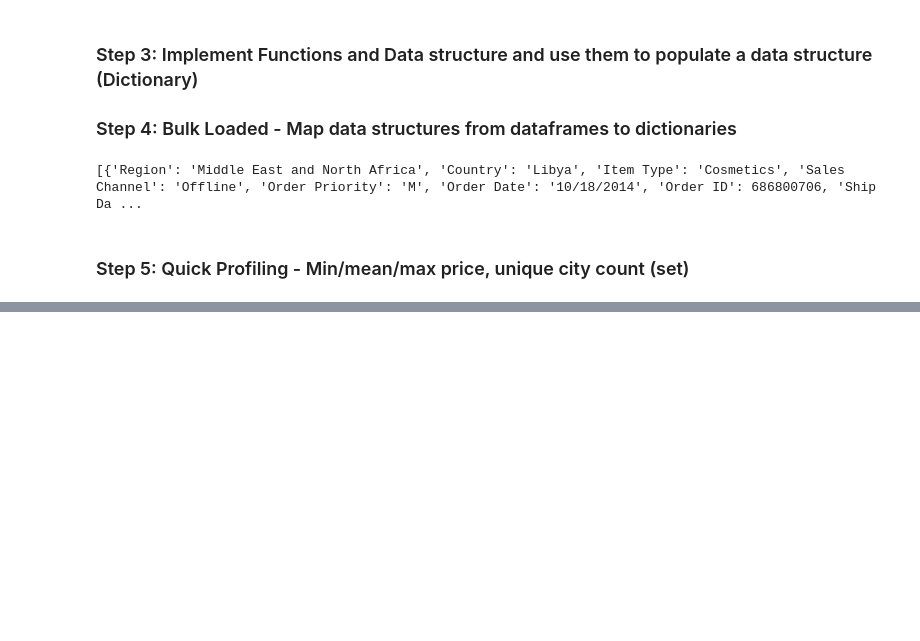
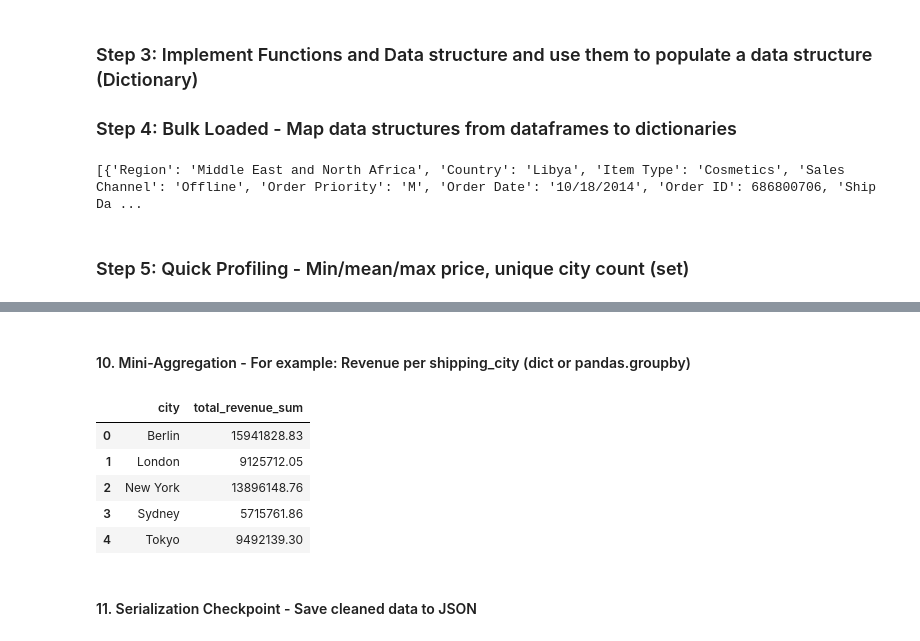
Before and after one commit to Mostafa-Allahmoradi/Lab2---Data-Collection-and-Pre-processing, a Jupyter notebook: lab2_notebook.ipynb, the cells around one changed output, grey strips where cells are left out. Cells and saved outputs as stored; diff of their text form; code cells hidden in the pictures; blank space fills up the shorter version.

```diff
--- a/lab2_notebook.ipynb
+++ b/lab2_notebook.ipynb
@@ -181,0 +312,25 @@ sales_shipping_data.head(len(sales_shipping_data))
+# %% [markdown]
+#### 10. Mini-Aggregation - For example: Revenue per shipping_city (dict or pandas.groupby)
+# %%
+"""
+Cell generated by Data Wrangler.
+"""
+def clean_data(df):
+    # Performed 1 aggregation grouped on column: 'city'
+    df = df.groupby(['city']).agg(total_revenue_sum=('total_revenue', 'sum')).reset_index()
+    return df
+
+# Loaded variable 'df' from kernel state
+df = sales_shipping_data.head(len(sales_records_path))
+
+df_clean = clean_data(df.copy())
+df_clean.head()
+# %% [output]
+|  | city | total_revenue_sum |
+| 0 | Berlin | 15941828.83 |
+| 1 | London | 9125712.05 |
+| 2 | New York | 13896148.76 |
+| 3 | Sydney | 5715761.86 |
+| 4 | Tokyo | 9492139.30 |
+# %% [markdown]
+#### 11. Serialization Checkpoint - Save cleaned data to JSON
```
Also changed, not shown: parts of 11 cells of this notebook, 4 other files.
